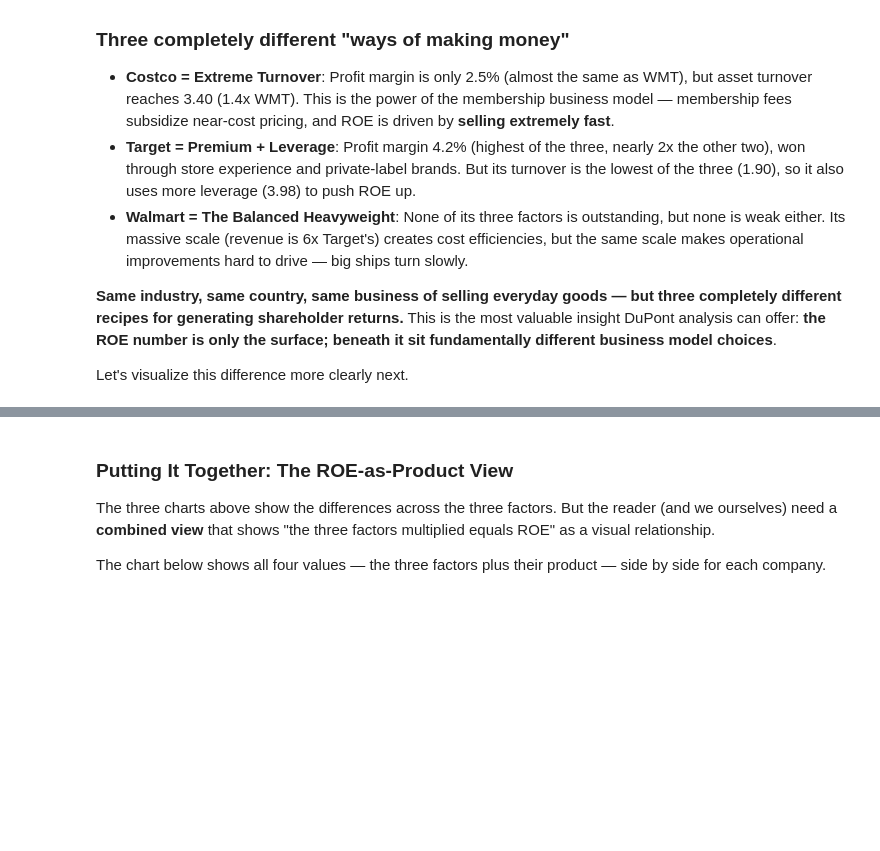
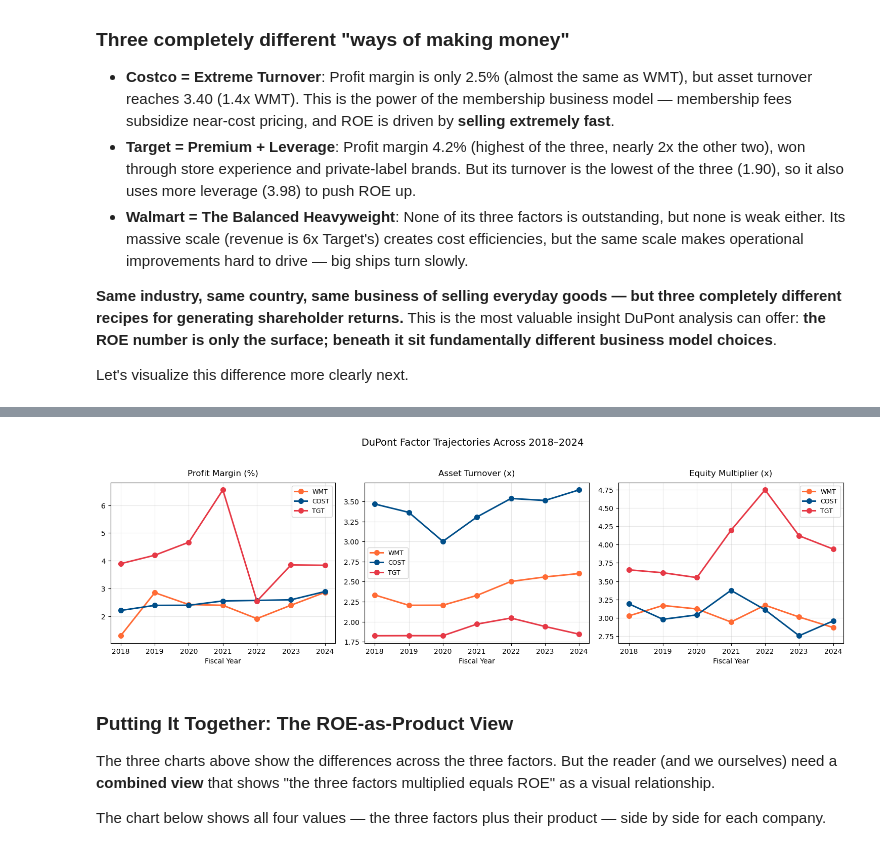
Before and after one commit to mainiyang/acc102-roe-decoded, a Jupyter notebook: Mainitrack4.ipynb, the cells around one changed output, grey strips where cells are left out. Cells and saved outputs as stored; diff of their text form; code cells hidden in the pictures; blank space fills up the shorter version.

```diff
--- a/Mainitrack4.ipynb
+++ b/Mainitrack4.ipynb
@@ -313,3 +526,30 @@ plt.show()
+# %%
+# Chart 5: three factors over time (one subplot per factor)
+fig, axes = plt.subplots(1, 3, figsize=(15, 4.5), sharex=True)
+
+colors_dict = {'WMT': '#FF6B35', 'COST': '#004E89', 'TGT': '#E63946'}
+factor_specs = [
+    ('profit_margin', 'Profit Margin (%)', 100),
+    ('asset_turnover', 'Asset Turnover (x)', 1),
+    ('equity_multiplier', 'Equity Multiplier (x)', 1),
+]
+
+for ax, (col, title, multiplier) in zip(axes, factor_specs):
+    for ticker in ['WMT', 'COST', 'TGT']:
+        company_data = retail[retail['ticker'] == ticker].sort_values('year')
+        ax.plot(company_data['year'], company_data[col] * multiplier,
+                marker='o', linewidth=2.2, markersize=7,
+                label=ticker, color=colors_dict[ticker])
+    ax.set_title(title, fontsize=12, pad=10)
+    ax.grid(True, alpha=0.3)
+    ax.legend(loc='best', fontsize=9)
+    ax.set_xlabel('Fiscal Year')
+
+fig.suptitle('DuPont Factor Trajectories Across 2018\u20132024', fontsize=14, y=1.03)
+plt.tight_layout()
+plt.show()
+# %% [output]
+[figure, added]
 # %% [markdown]
 ### Putting It Together: The ROE-as-Product View
 
```
Also changed, not shown: parts of 33 cells of this notebook.
